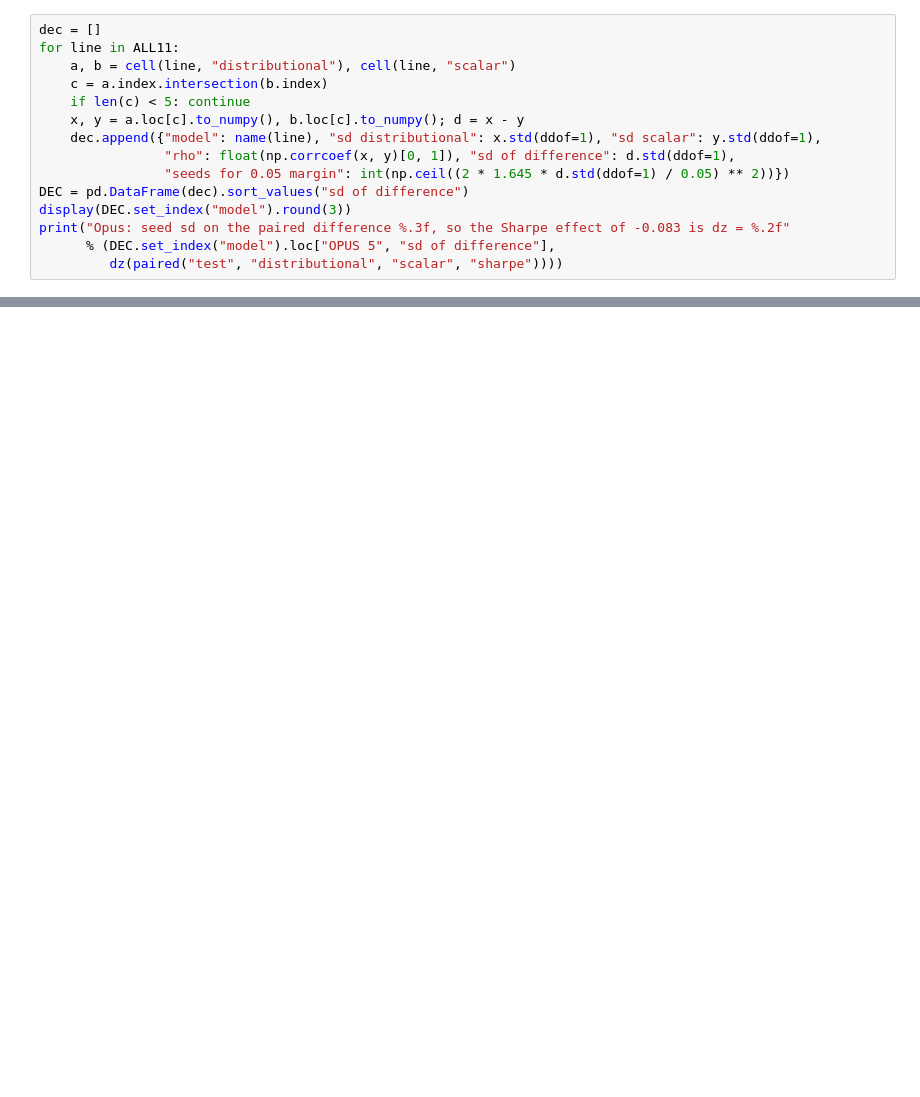
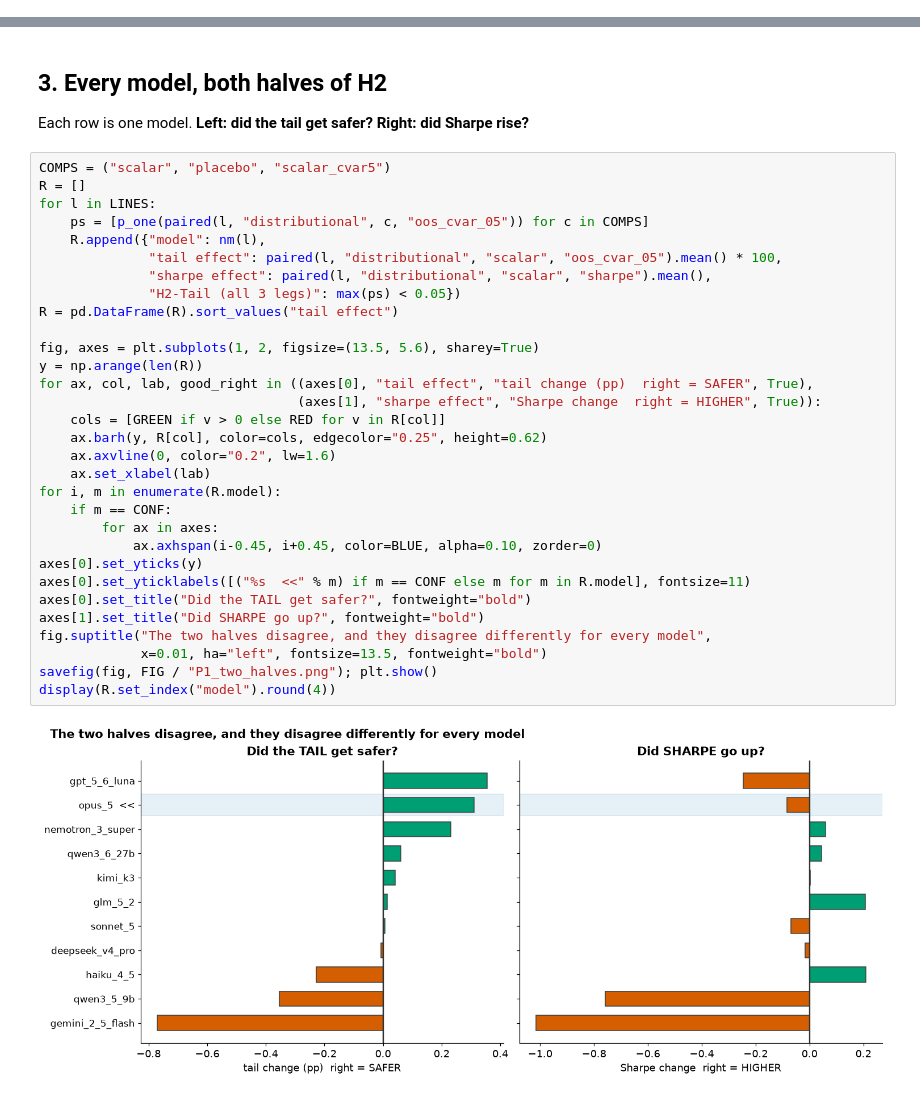
Before and after one commit to abailey81/llm-reward-portfolio, a Jupyter notebook: notebooks/presentation_results.ipynb, the cells around one changed output, grey strips where cells are left out. Drawn from its saved outputs; the diff is of its cells as text; blank space fills up the shorter version.

```diff
--- a/notebooks/presentation_results.ipynb
+++ b/notebooks/presentation_results.ipynb
@@ -916,15 +0,0 @@ statistic, mediation decomposition and named-versus-blinded structural test have
-# %%
-dec = []
-for line in ALL11:
-    a, b = cell(line, "distributional"), cell(line, "scalar")
-    c = a.index.intersection(b.index)
-    if len(c) < 5: continue
-    x, y = a.loc[c].to_numpy(), b.loc[c].to_numpy(); d = x - y
-    dec.append({"model": name(line), "sd distributional": x.std(ddof=1), "sd scalar": y.std(ddof=1),
-                "rho": float(np.corrcoef(x, y)[0, 1]), "sd of difference": d.std(ddof=1),
-                "seeds for 0.05 margin": int(np.ceil((2 * 1.645 * d.std(ddof=1) / 0.05) ** 2))})
-DEC = pd.DataFrame(dec).sort_values("sd of difference")
-display(DEC.set_index("model").round(3))
-print("Opus: seed sd on the paired difference %.3f, so the Sharpe effect of -0.083 is dz = %.2f"
-      % (DEC.set_index("model").loc["OPUS 5", "sd of difference"],
-         dz(paired("test", "distributional", "scalar", "sharpe"))))
@@ -1036,0 +123,37 @@ campaign.
+# %% [markdown]
+## 3. Every model, both halves of H2
+
+Each row is one model. **Left: did the tail get safer? Right: did Sharpe rise?**
+# %%
+COMPS = ("scalar", "placebo", "scalar_cvar5")
+R = []
+for l in LINES:
+    ps = [p_one(paired(l, "distributional", c, "oos_cvar_05")) for c in COMPS]
+    R.append({"model": nm(l),
+              "tail effect": paired(l, "distributional", "scalar", "oos_cvar_05").mean() * 100,
+              "sharpe effect": paired(l, "distributional", "scalar", "sharpe").mean(),
+              "H2-Tail (all 3 legs)": max(ps) < 0.05})
+R = pd.DataFrame(R).sort_values("tail effect")
+
+fig, axes = plt.subplots(1, 2, figsize=(13.5, 5.6), sharey=True)
+y = np.arange(len(R))
+for ax, col, lab, good_right in ((axes[0], "tail effect", "tail change (pp)  right = SAFER", True),
+                                 (axes[1], "sharpe effect", "Sharpe change  right = HIGHER", True)):
+    cols = [GREEN if v > 0 else RED for v in R[col]]
+    ax.barh(y, R[col], color=cols, edgecolor="0.25", height=0.62)
+    ax.axvline(0, color="0.2", lw=1.6)
+    ax.set_xlabel(lab)
+for i, m in enumerate(R.model):
+    if m == CONF:
+        for ax in axes:
+            ax.axhspan(i-0.45, i+0.45, color=BLUE, alpha=0.10, zorder=0)
+axes[0].set_yticks(y)
+axes[0].set_yticklabels([("%s  <<" % m) if m == CONF else m for m in R.model], fontsize=11)
+axes[0].set_title("Did the TAIL get safer?", fontweight="bold")
+axes[1].set_title("Did SHARPE go up?", fontweight="bold")
+fig.suptitle("The two halves disagree, and they disagree differently for every model",
+             x=0.01, ha="left", fontsize=13.5, fontweight="bold")
+savefig(fig, FIG / "P1_two_halves.png"); plt.show()
+display(R.set_index("model").round(4))
+# %% [output]
+[figure, added]
```
Also changed, not shown: parts of 76 cells of this notebook, 38 other files.
